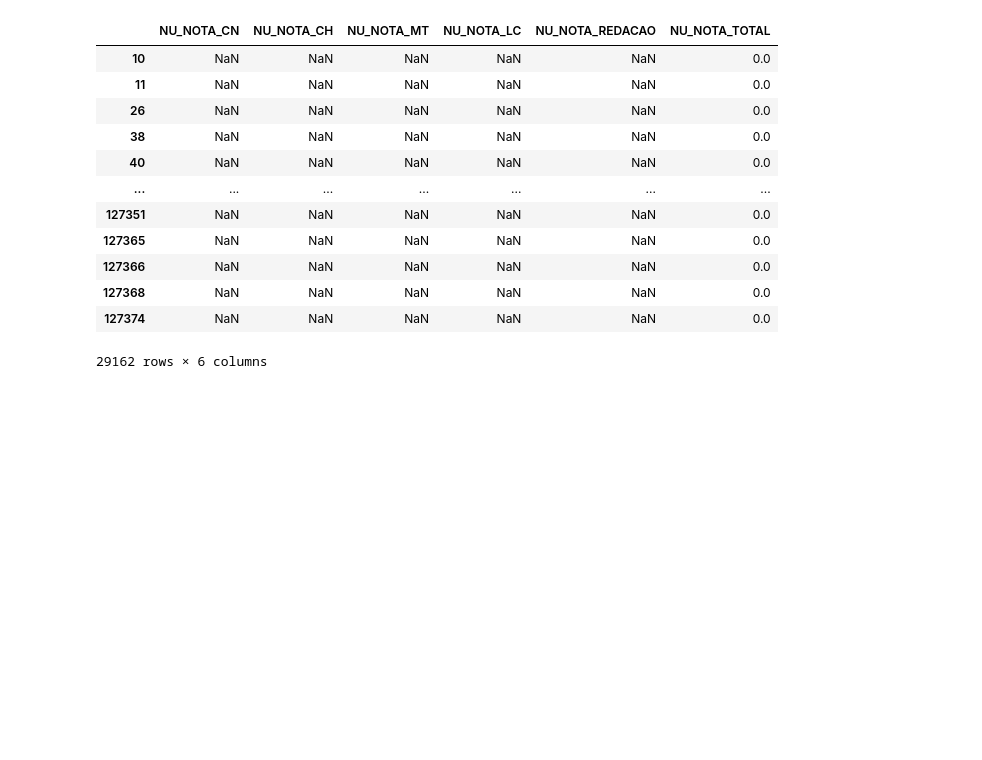
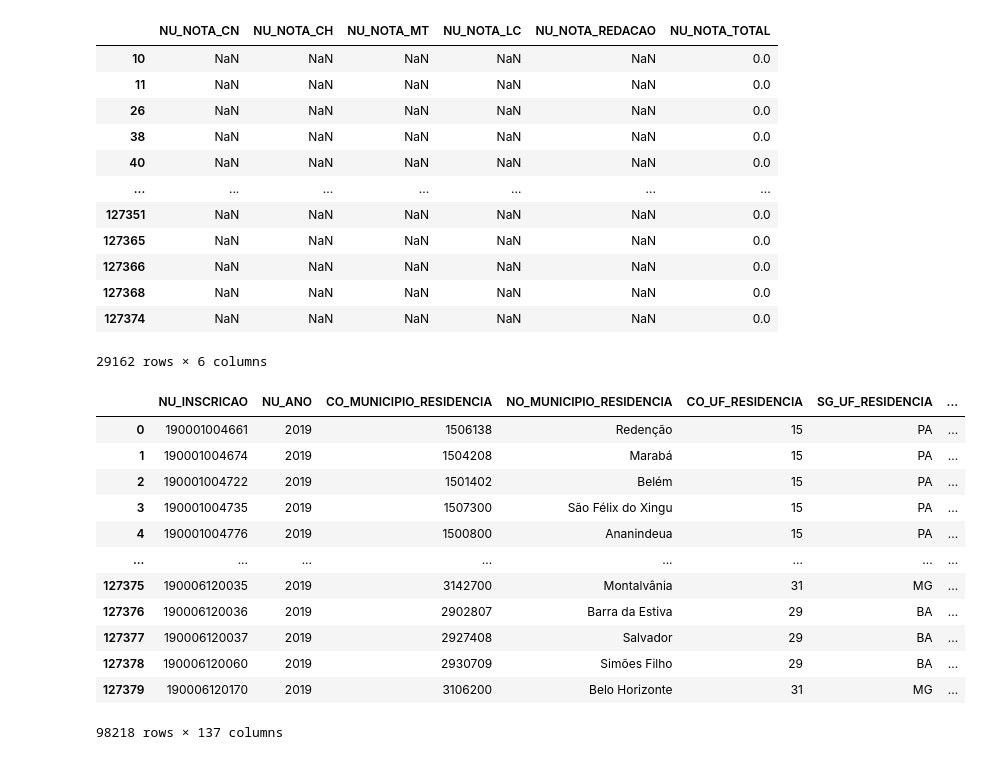
Before and after one commit to LucasSSouzaSSantos/Python, a Jupyter notebook: Pandas/Alura/Aula02.ipynb, the cells around one changed output. Cells and saved outputs as stored; diff of their text form; code cells hidden in the pictures; blank space fills up the shorter version.

```diff
--- a/Pandas/Alura/Aula02.ipynb
+++ b/Pandas/Alura/Aula02.ipynb
@@ -444,3 +444,20 @@ dados.query("NU_NOTA_TOTAL == 0")[provas]
 # %%
 # Desafio: Verificar se quem zerou a prova foi eliminado ou não estava presente
 # Desafio: Quem é eliminado da prova que nota tira.
+# %%
+dados_sem_notas_zero = dados.query("NU_NOTA_TOTAL != 0")
+dados_sem_notas_zero
+# %% [output]
+|  | NU_INSCRICAO | NU_ANO | CO_MUNICIPIO_RESIDENCIA | NO_MUNICIPIO_RESIDENCIA | CO_UF_RESIDENCIA | SG_UF_RESIDENCIA | ... |
+| 0 | 190001004661 | 2019 | 1506138 | Redenção | 15 | PA | ... |
+| 1 | 190001004674 | 2019 | 1504208 | Marabá | 15 | PA | ... |
+| 2 | 190001004722 | 2019 | 1501402 | Belém | 15 | PA | ... |
+| 3 | 190001004735 | 2019 | 1507300 | São Félix do Xingu | 15 | PA | ... |
+| 4 | 190001004776 | 2019 | 1500800 | Ananindeua | 15 | PA | ... |
+| ... | ... | ... | ... | ... | ... | ... | ... |
+| 127375 | 190006120035 | 2019 | 3142700 | Montalvânia | 31 | MG | ... |
+| 127376 | 190006120036 | 2019 | 2902807 | Barra da Estiva | 29 | BA | ... |
+| 127377 | 190006120037 | 2019 | 2927408 | Salvador | 29 | BA | ... |
+| 127378 | 190006120060 | 2019 | 2930709 | Simões Filho | 29 | BA | ... |
+| 127379 | 190006120170 | 2019 | 3106200 | Belo Horizonte | 31 | MG | ... |
+98218 rows × 137 columns
```
Also changed, not shown: parts of 3 cells of this notebook, 1 other file.
